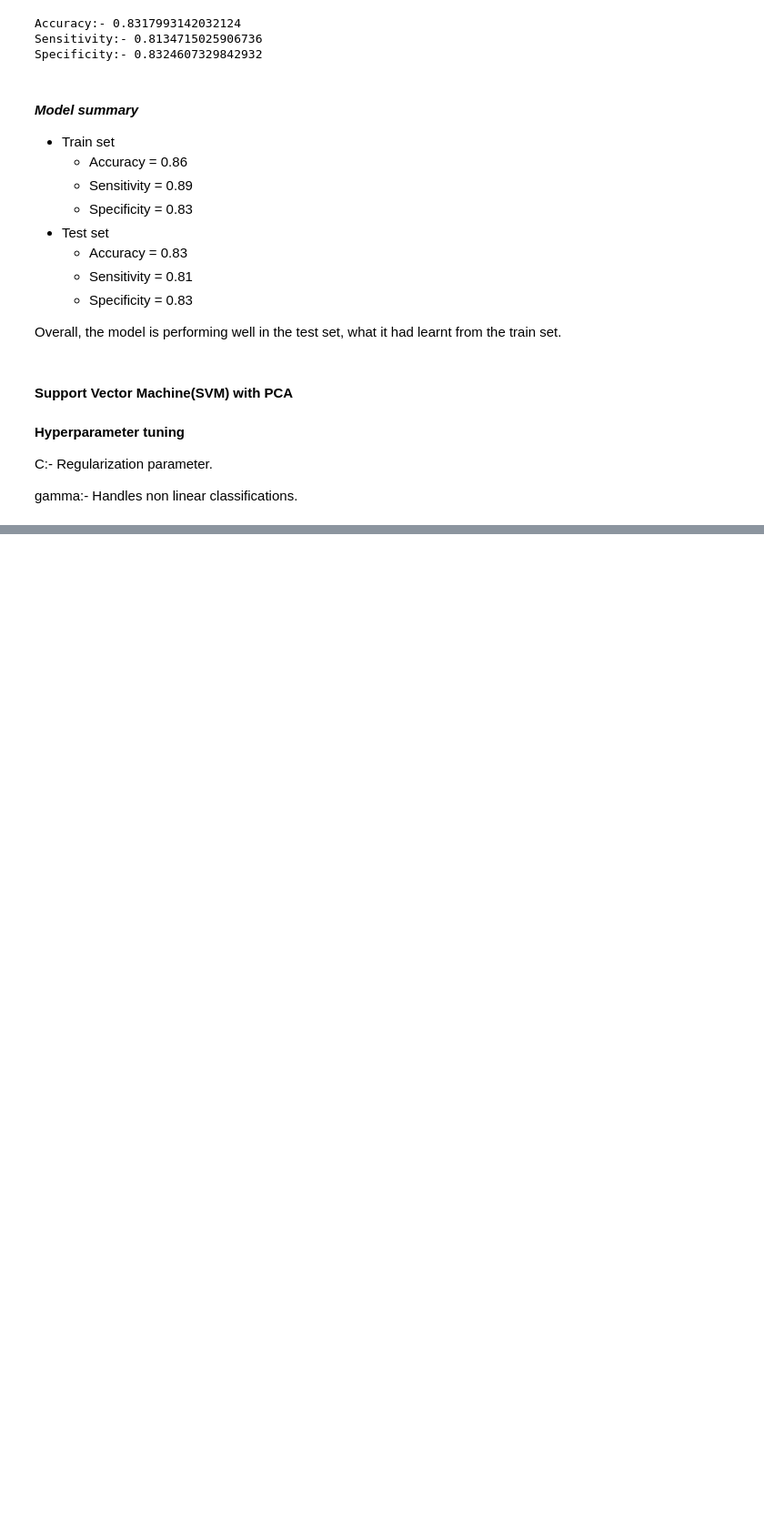
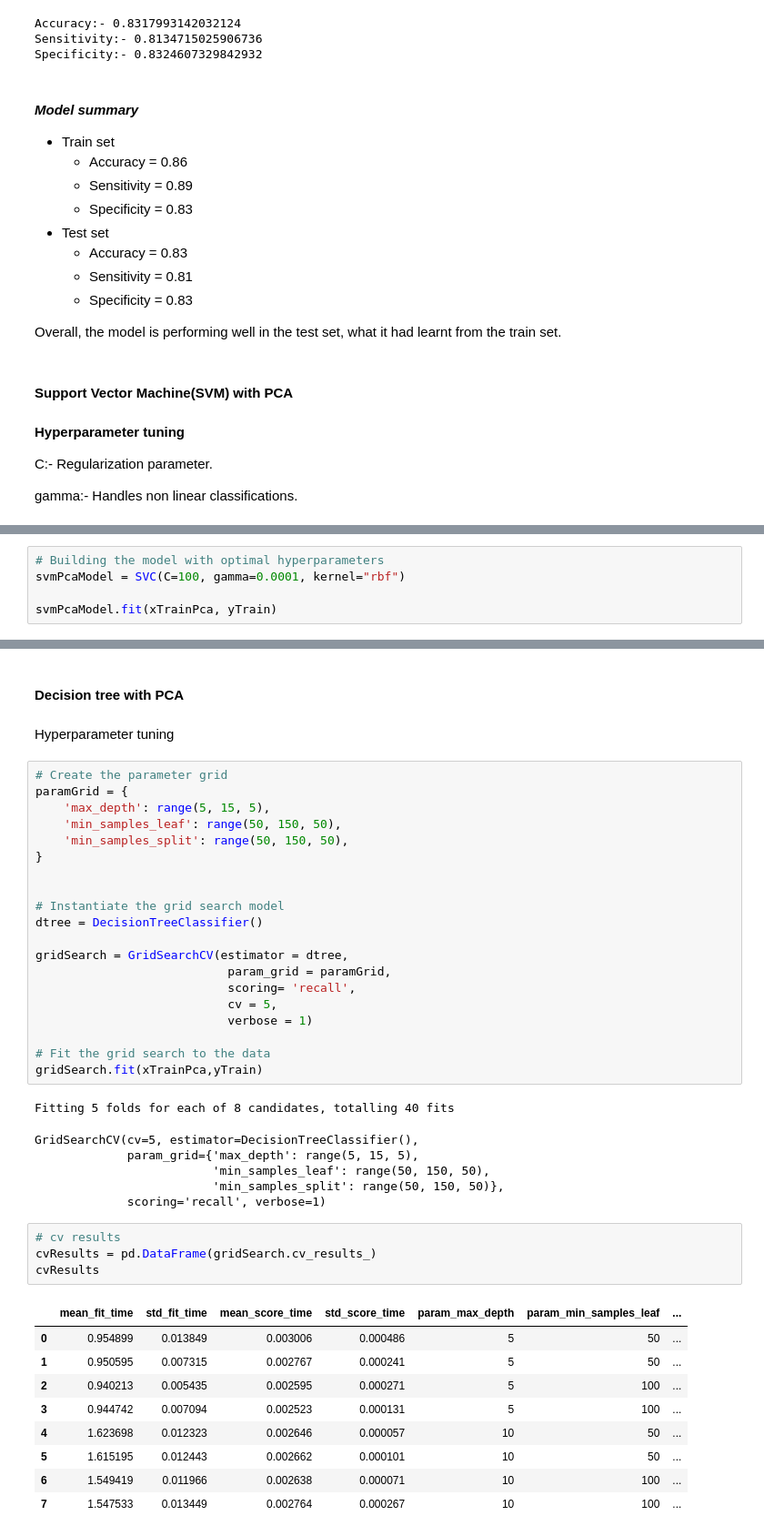
Before and after one commit to sumeet1396/Telecom-churn-case-study, a Jupyter notebook: telecom-churn.ipynb, the cells around one changed output, grey strips where cells are left out. Shown at 91% size. Saved outputs shown, nothing was run; the diff lists cells and outputs as text; blank space fills up the shorter version.

```diff
--- a/telecom-churn.ipynb
+++ b/telecom-churn.ipynb
@@ -1065,0 +1127,5 @@ GridSearchCV(cv=3, estimator=SVC(),
+# %%
+# Building the model with optimal hyperparameters
+svmPcaModel = SVC(C=100, gamma=0.0001, kernel="rbf")
+
+svmPcaModel.fit(xTrainPca, yTrain)
@@ -1065,0 +1205,45 @@ GridSearchCV(cv=3, estimator=SVC(),
+# %% [markdown]
+#### Decision tree with PCA
+# %% [markdown]
+Hyperparameter tuning
+# %%
+# Create the parameter grid
+paramGrid = {
+    'max_depth': range(5, 15, 5),
+    'min_samples_leaf': range(50, 150, 50),
+    'min_samples_split': range(50, 150, 50),
+}
+
+
+# Instantiate the grid search model
+dtree = DecisionTreeClassifier()
+
+gridSearch = GridSearchCV(estimator = dtree,
+                           param_grid = paramGrid,
+                           scoring= 'recall',
+                           cv = 5,
+                           verbose = 1)
+
+# Fit the grid search to the data
+gridSearch.fit(xTrainPca,yTrain)
+# %% [output]
+Fitting 5 folds for each of 8 candidates, totalling 40 fits
+GridSearchCV(cv=5, estimator=DecisionTreeClassifier(),
+             param_grid={'max_depth': range(5, 15, 5),
+                         'min_samples_leaf': range(50, 150, 50),
+                         'min_samples_split': range(50, 150, 50)},
+             scoring='recall', verbose=1)
+# %%
+# cv results
+cvResults = pd.DataFrame(gridSearch.cv_results_)
+cvResults
+# %% [output]
+|  | mean_fit_time | std_fit_time | mean_score_time | std_score_time | param_max_depth | param_min_samples_leaf | ... |
+| 0 | 0.954899 | 0.013849 | 0.003006 | 0.000486 | 5 | 50 | ... |
+| 1 | 0.950595 | 0.007315 | 0.002767 | 0.000241 | 5 | 50 | ... |
+| 2 | 0.940213 | 0.005435 | 0.002595 | 0.000271 | 5 | 100 | ... |
+| 3 | 0.944742 | 0.007094 | 0.002523 | 0.000131 | 5 | 100 | ... |
+| 4 | 1.623698 | 0.012323 | 0.002646 | 0.000057 | 10 | 50 | ... |
+| 5 | 1.615195 | 0.012443 | 0.002662 | 0.000101 | 10 | 50 | ... |
+| 6 | 1.549419 | 0.011966 | 0.002638 | 0.000071 | 10 | 100 | ... |
+| 7 | 1.547533 | 0.013449 | 0.002764 | 0.000267 | 10 | 100 | ... |
```
Also changed, not shown: parts of 135 cells of this notebook.
